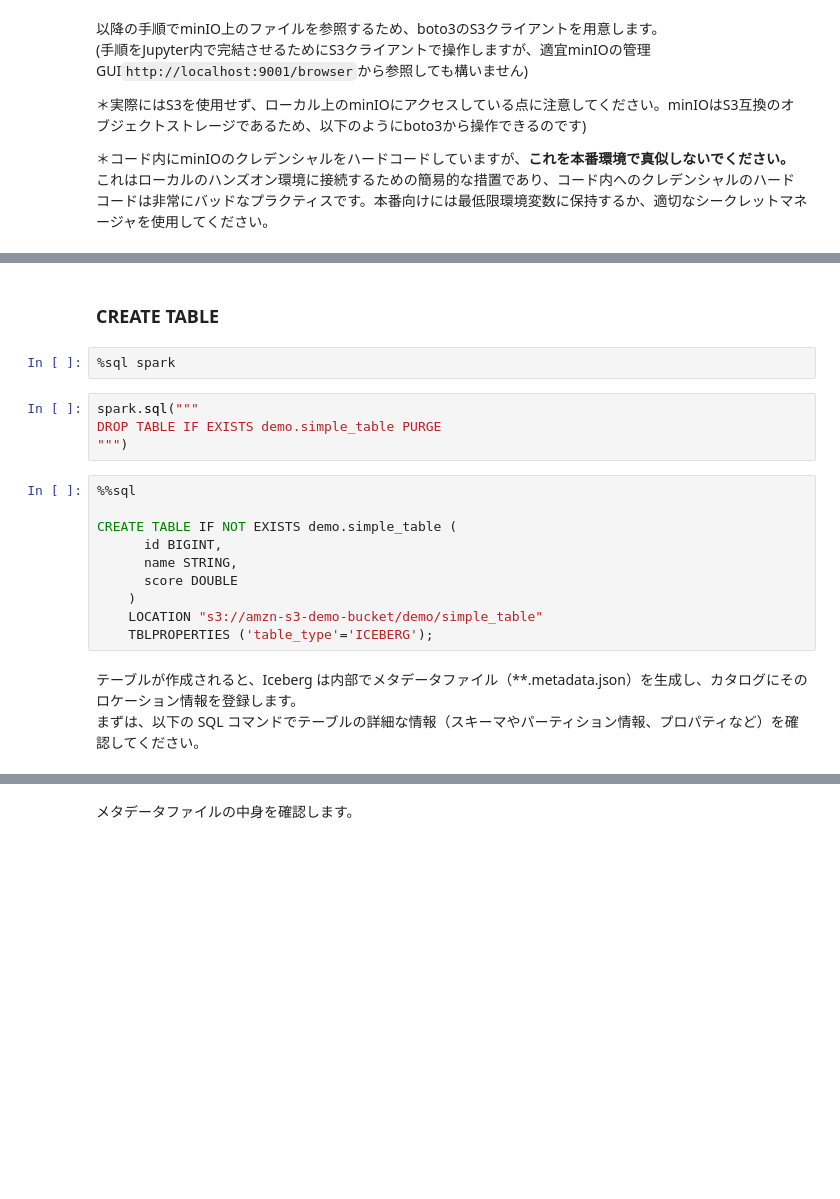
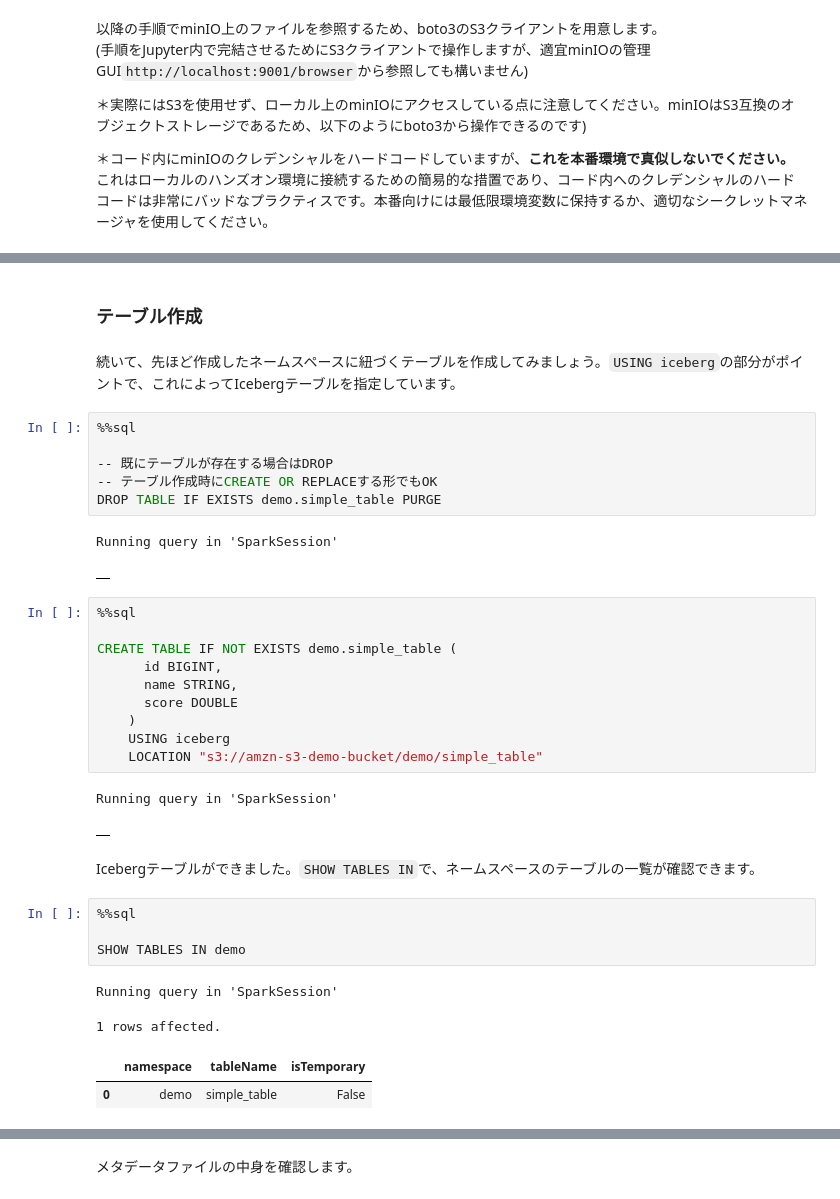
Before and after one commit to murashitas/iceberg_book_handson, a Jupyter notebook: examples/ch2-query-lifecycle.ipynb, the cells around one changed output, grey strips where cells are left out. Saved outputs shown, nothing was run; the diff lists cells and outputs as text; blank space fills up the shorter version.

```diff
--- a/examples/ch2-query-lifecycle.ipynb
+++ b/examples/ch2-query-lifecycle.ipynb
@@ -93,11 +110,16 @@ for bucket in response['Buckets']:
 # %% [markdown]
-### CREATE TABLE
+### テーブル作成
-# %%
-%sql spark
+# %% [markdown]
+続いて、先ほど作成したネームスペースに紐づくテーブルを作成してみましょう。`USING iceberg`の部分がポイントで、これによってIcebergテーブルを指定しています。
 # %%
-spark.sql("""
+%%sql
+
+-- 既にテーブルが存在する場合はDROP
+-- テーブル作成時にCREATE OR REPLACEする形でもOK
 DROP TABLE IF EXISTS demo.simple_table PURGE
-""")
+# %% [output]
+Running query in 'SparkSession'
+|  |
 # %%
 %%sql
 
@@ -106,8 +128,19 @@ CREATE TABLE IF NOT EXISTS demo.simple_table (
       name STRING,
       score DOUBLE
     )
+    USING iceberg
     LOCATION "s3://amzn-s3-demo-bucket/demo/simple_table"
-    TBLPROPERTIES ('table_type'='ICEBERG');
+# %% [output]
+Running query in 'SparkSession'
+|  |
-# %% [markdown]
-テーブルが作成されると、Iceberg は内部でメタデータファイル（**.metadata.json）を生成し、カタログにそのロケーション情報を登録します。
-まずは、以下の SQL コマンドでテーブルの詳細な情報（スキーマやパーティション情報、プロパティなど）を確認してください。
+# %% [markdown]
+Icebergテーブルができました。`SHOW TABLES IN`で、ネームスペースのテーブルの一覧が確認できます。
+# %%
+%%sql
+
+SHOW TABLES IN demo
+# %% [output]
+Running query in 'SparkSession'
+1 rows affected.
+|  | namespace | tableName | isTemporary |
+| 0 | demo | simple_table | False |
```
Also changed, not shown: parts of 36 cells of this notebook.
